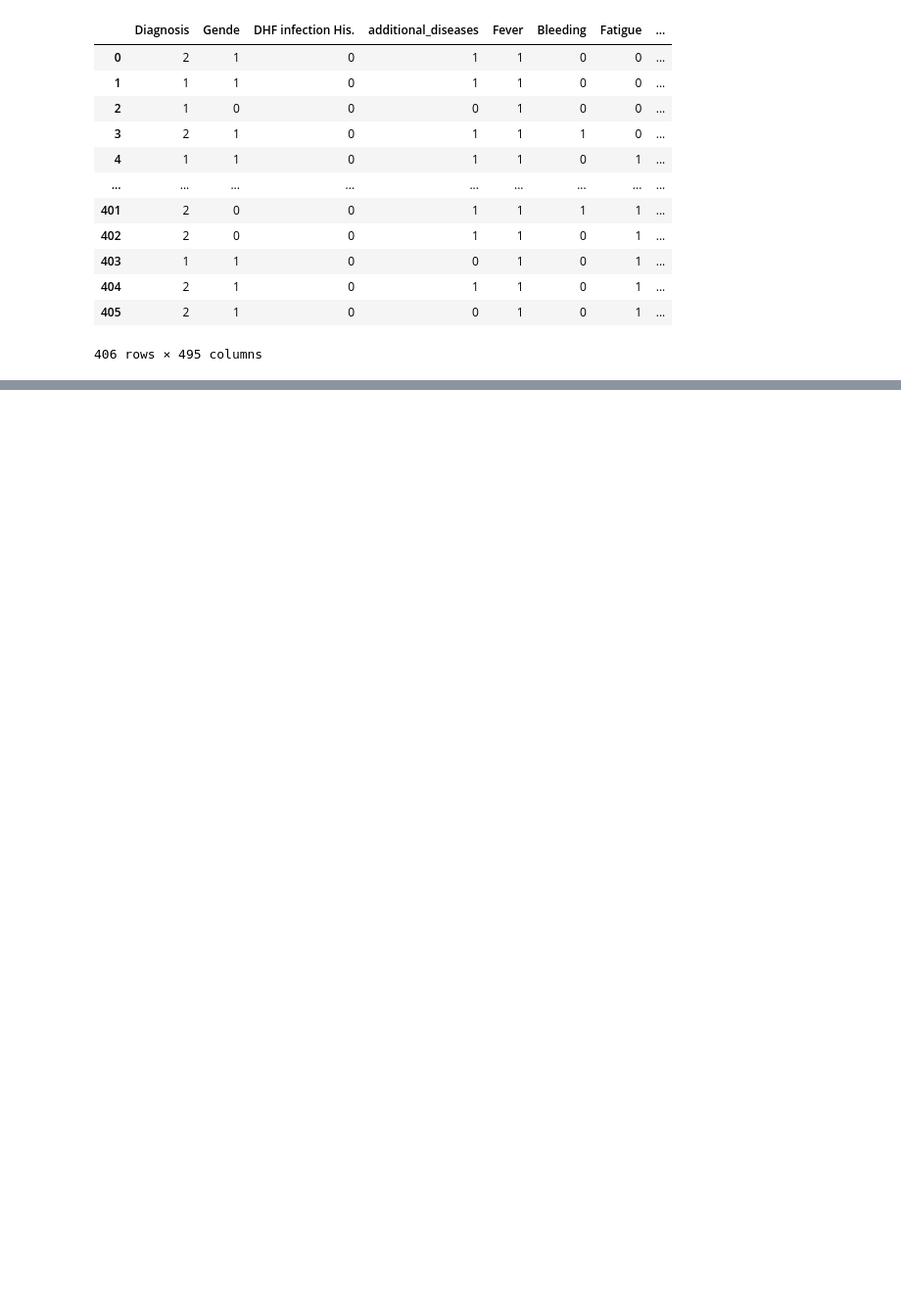
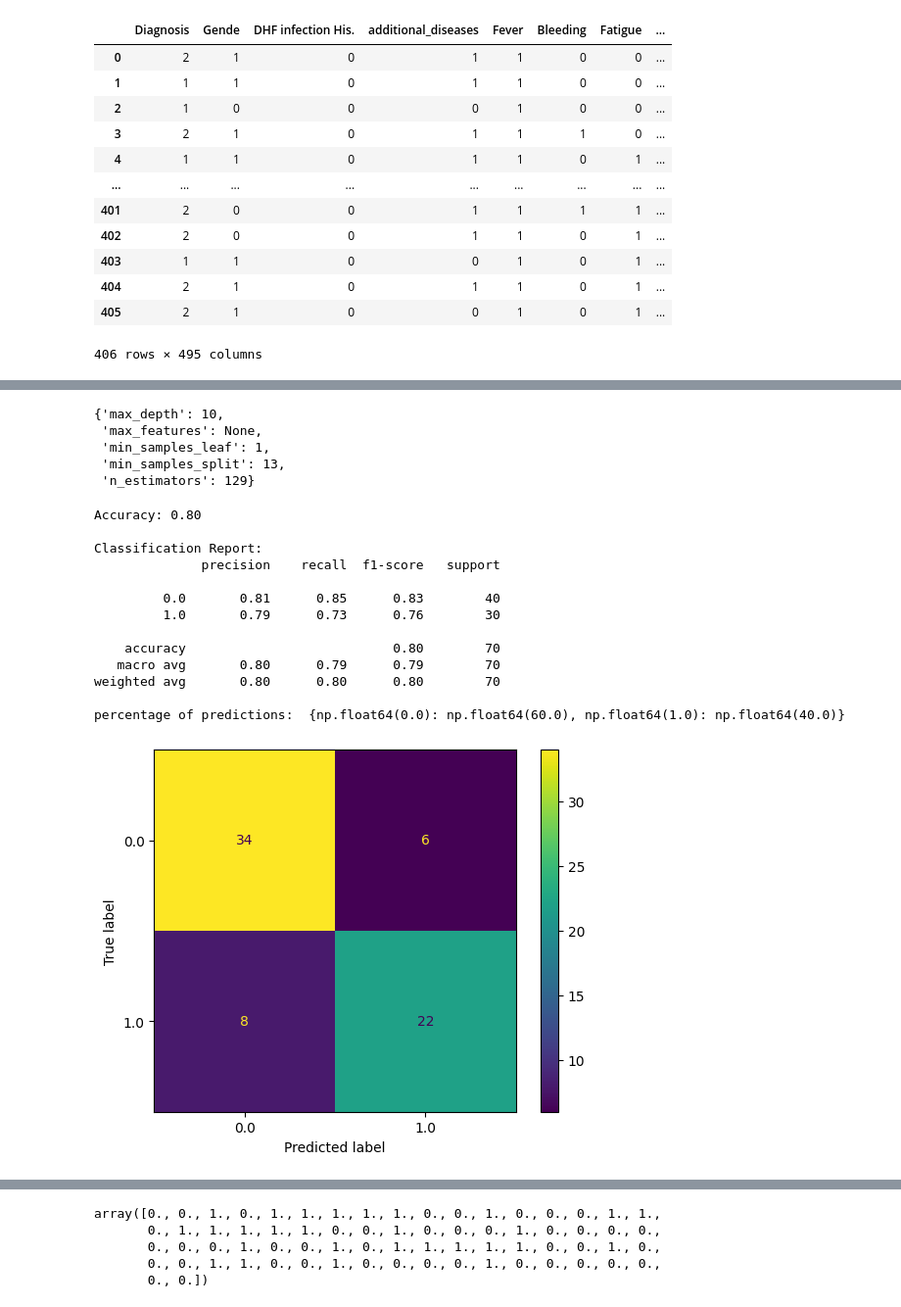
Before and after one commit to khnam-ng/SevereDengueFever, a Jupyter notebook: notebooks/more_data.ipynb, the cells around one changed output, grey strips where cells are left out. Shown at 98% size. Cells and saved outputs as stored; diff of their text form; code cells hidden in the pictures; blank space fills up the shorter version.

```diff
--- a/notebooks/more_data.ipynb
+++ b/notebooks/more_data.ipynb
@@ -1475,0 +1612,3 @@ df
+# %%
+zero_indices = np.where((alt_arr[:, 4] == 0) | (alt_arr[:, 5] == 0))[0]
+zero_indices
@@ -1475,0 +1630,14 @@ df
+# %%
+X = np.hstack((symptoms_arr, bl_arr, alt_arr))
+# X = np.hstack((symptoms_arr, bl_arr))
+features = symptoms_features + blood_features + alt_features
+# %%
+x_train, x_test, y_train, y_test = train_test_split(X, Y, train_size=0.8, random_state=15, stratify=Y)
+
+print('x_train shape: ', x_train.shape, 'y_train shape: ',  y_train.shape)
+print('x_test shape: ', x_test.shape, 'y_test shape: ',  y_test.shape)
+uniques, counts = np.unique(y_test, return_counts=True)
+print('percentage of classes: ',dict(zip(uniques, np.round(counts * 100 / len(y_test), 2))))
+
+uniques, counts = np.unique(y_train, return_counts=True)
+print('percentage of classes: ',dict(zip(uniques, np.round(counts * 100 / len(y_train), 2))))
@@ -1475,0 +1703,52 @@ df
+# %%
+random_search.best_params_
+# %% [output]
+{'max_depth': 10,
+ 'max_features': None,
+ 'min_samples_leaf': 1,
+ 'min_samples_split': 13,
+ 'n_estimators': 129}
+# %%
+RF_model = RandomForestClassifier(random_state=22, max_depth=10, max_features='sqrt', min_samples_leaf=1, min_samples_split=13, n_estimators=129)
+RF_model.fit(x_train, y_train)
+
+y_pred = RF_model.predict(x_test)
+accuracy = accuracy_score(y_test, y_pred)
+print(f"Accuracy: {accuracy:.2f}")
+# features = XA_train.columns
+
+# Classification report
+print("\nClassification Report:")
+print(classification_report(y_test, y_pred))
+_ = ConfusionMatrixDisplay.from_estimator(RF_model, x_test, y_test)
+
+uniques, counts = np.unique(y_pred, return_counts=True)
+print('percentage of predictions: ',dict(zip(uniques, np.round(counts * 100 / len(y_pred), 2))))
+
+# Plotting feature importances
+importances = RF_model.feature_importances_
+indices = np.argsort(importances)[::-1]
+features_arr = np.array(features)
+
+plt.figure(figsize=(12, 8))
+plt.title("Feature importances ")
+plt.bar(range(x_train.shape[1]), importances[indices], align="center")
+plt.xticks(range(x_train.shape[1]), list(features_arr[indices]), rotation=90)
+plt.xlim([-1, x_train.shape[1]])
+plt.axhline(y=importances.mean(), color='r', linestyle='--')
+plt.show()
+# %% [output]
+Accuracy: 0.80
+
+Classification Report:
+              precision    recall  f1-score   support
+
+         0.0       0.81      0.85      0.83        40
+         1.0       0.79      0.73      0.76        30
+
+    accuracy                           0.80        70
+   macro avg       0.80      0.79      0.79        70
+weighted avg       0.80      0.80      0.80        70
+
+percentage of predictions:  {np.float64(0.0): np.float64(60.0), np.float64(1.0): np.float64(40.0)}
+[figure, added]
@@ -1475,0 +1756,8 @@ df
+# %%
+y_pred
+# %% [output]
+array([0., 0., 1., 0., 1., 1., 1., 1., 1., 0., 0., 1., 0., 0., 0., 1., 1.,
+       0., 1., 1., 1., 1., 1., 0., 0., 1., 0., 0., 0., 1., 0., 0., 0., 0.,
+       0., 0., 0., 1., 0., 0., 1., 0., 1., 1., 1., 1., 1., 0., 0., 1., 0.,
+       0., 0., 1., 1., 0., 0., 1., 0., 0., 0., 0., 1., 0., 0., 0., 0., 0.,
+       0., 0.])
```
Also changed, not shown: parts of 59 cells of this notebook, 1 other file.
